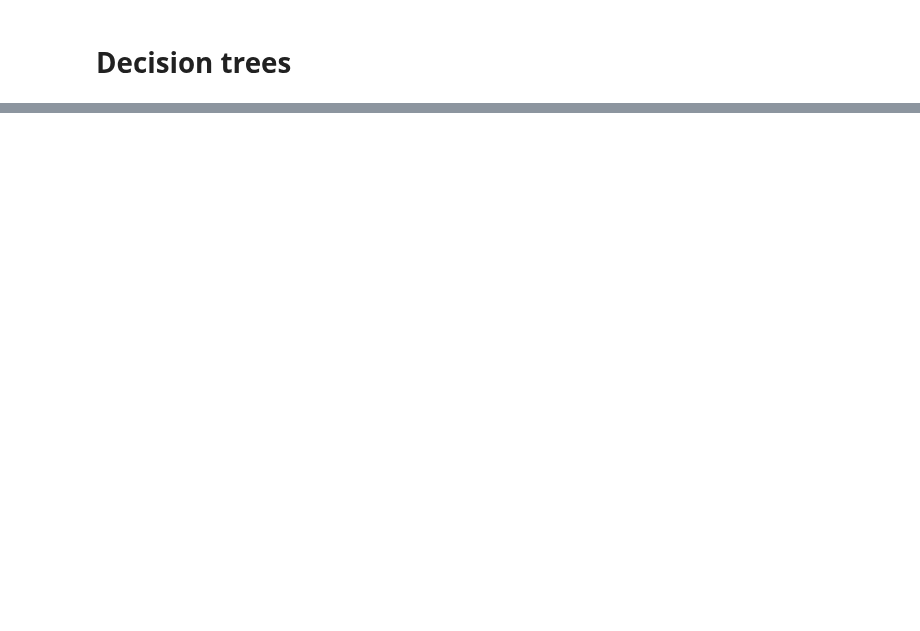
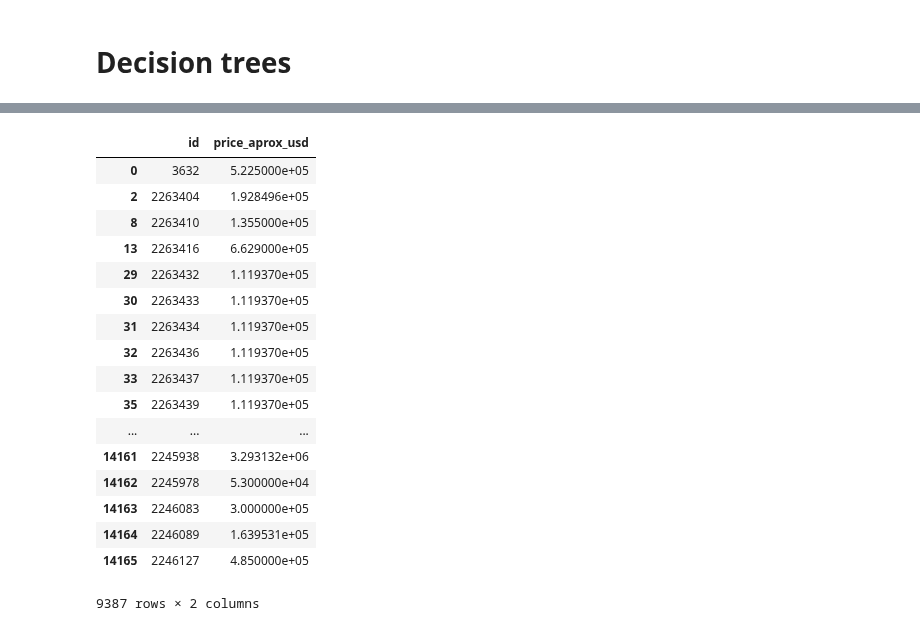
Before and after one commit to LucianoGiannotti/ProperatiDatosTP, a Jupyter notebook: Machine Learning - TP2.ipynb, the cells around one changed output, grey strips where cells are left out. Saved outputs shown, nothing was run; the diff lists cells and outputs as text; code cells hidden in the pictures; blank space fills up the shorter version.

```diff
--- a/Machine Learning - TP2.ipynb
+++ b/Machine Learning - TP2.ipynb
@@ -590,0 +864,4 @@ Precission: 92.321
+# %%
+testingSet.dropna(axis = 0, subset = ['lat', 'lon', 'surface_total_in_m2', 'rooms', 'year', 'month',
+ 'property_type_code', 'place_name_code', 'state_name_code', 'cochera', 'pileta', 'vigilancia', 'gimnasio',
+ 'patio', 'terraza', 'parrilla', 'lavadero'],how ='any',inplace=True)
@@ -590,0 +888,6 @@ Precission: 92.321
+# %%
+testingSet.drop(['expenses','floor','surface_covered_in_m2'],axis = 1, inplace=True)
+# %%
+testingSet.loc[:,'price_aprox_usd'] = testingSet[columnas_corr].apply(lambda x: regression_tree.predict([x])[0],axis = 1)
+# %%
+resultado_tree_regressor = testingSet.loc[:,['id','price_aprox_usd']]
@@ -590,0 +896,21 @@ Precission: 92.321
+# %%
+resultado_tree_regressor
+# %% [output]
+|  | id | price_aprox_usd |
+| 0 | 3632 | 5.225000e+05 |
+| 2 | 2263404 | 1.928496e+05 |
+| 8 | 2263410 | 1.355000e+05 |
+| 13 | 2263416 | 6.629000e+05 |
+| 29 | 2263432 | 1.119370e+05 |
+| 30 | 2263433 | 1.119370e+05 |
+| 31 | 2263434 | 1.119370e+05 |
+| 32 | 2263436 | 1.119370e+05 |
+| 33 | 2263437 | 1.119370e+05 |
+| 35 | 2263439 | 1.119370e+05 |
+| ... | ... | ... |
+| 14161 | 2245938 | 3.293132e+06 |
+| 14162 | 2245978 | 5.300000e+04 |
+| 14163 | 2246083 | 3.000000e+05 |
+| 14164 | 2246089 | 1.639531e+05 |
+| 14165 | 2246127 | 4.850000e+05 |
+9387 rows × 2 columns
```
Also changed, not shown: parts of 59 cells of this notebook.
